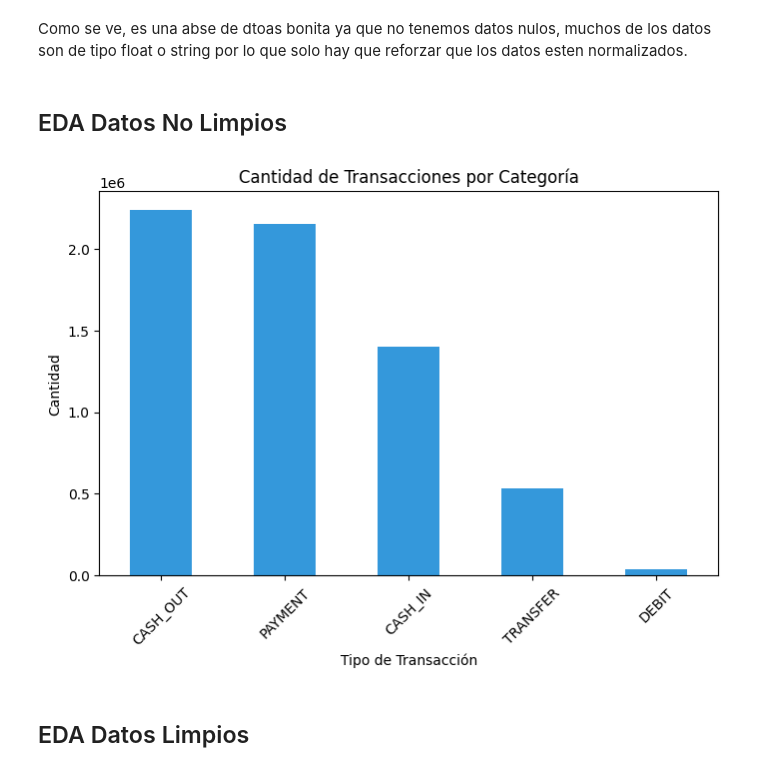
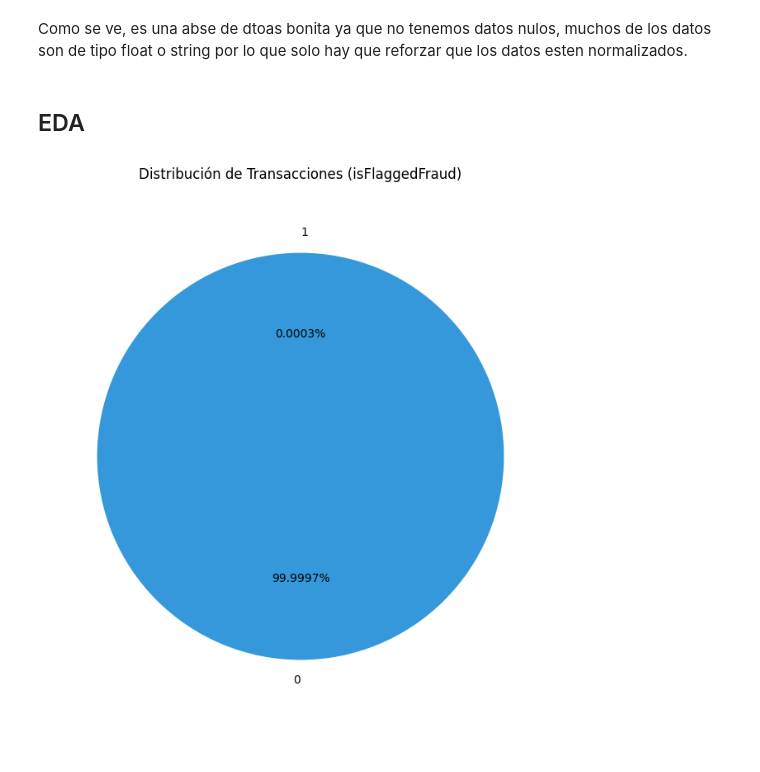
Before and after one commit to EmmaAli1604/Deteccion-Fraudes-Bancarios, a Jupyter notebook: deteccion-fraudes-bancarios/notebooks/EDA.ipynb, the cells around one changed output. Drawn from its saved outputs; the diff is of its cells as text; code cells hidden in the pictures.

Commit message:
testing(preprocessing): testing preprocessing of data and startiong creating the dashboard)

```diff
--- a/deteccion-fraudes-bancarios/notebooks/EDA.ipynb
+++ b/deteccion-fraudes-bancarios/notebooks/EDA.ipynb
@@ -76,18 +85,24 @@ dtype: int64
 # %% [markdown]
 Como se ve, es una abse de dtoas bonita ya que no tenemos datos nulos, muchos de los datos son de tipo float o string por lo que solo hay que reforzar que los datos esten normalizados.
 # %% [markdown]
-## EDA Datos No Limpios
+## EDA
 # %%
-conteo_categorias = data['type'].value_counts()
+# Obtener los conteos
+conteo_isflagged = data['isFlaggedFraud'].value_counts()
 
-conteo_categorias.plot(kind='bar', color='#3498db', figsize=(8, 5))
+# Crear la gráfica de pastel
+conteo_isflagged.plot(
+    kind='pie',
+    figsize=(8, 8),
+    colors=['#3498db', '#e74c3c'], # Azul para normal, rojo para marcado
+    autopct='%1.4f%%',             # Muestra el porcentaje con 4 decimales
+    startangle=90                  # Gira el gráfico para mejor estética
+)
 
-plt.title('Cantidad de Transacciones por Categoría')
-plt.xlabel('Tipo de Transacción')
-plt.ylabel('Cantidad')
-plt.xticks(rotation=45)
+plt.title('Distribución de Transacciones (isFlaggedFraud)', pad=20)
+plt.ylabel('')  # Ocultamos el ylabel porque en gráficas de pastel genera ruido visual
+
+# Mostrar el gráfico
 plt.show()
 # %% [output]
-[figure, old version]
+[figure, new version]
-# %% [markdown]
-## EDA Datos Limpios
```
Also changed, not shown: parts of 15 cells of this notebook, 5 other files.
